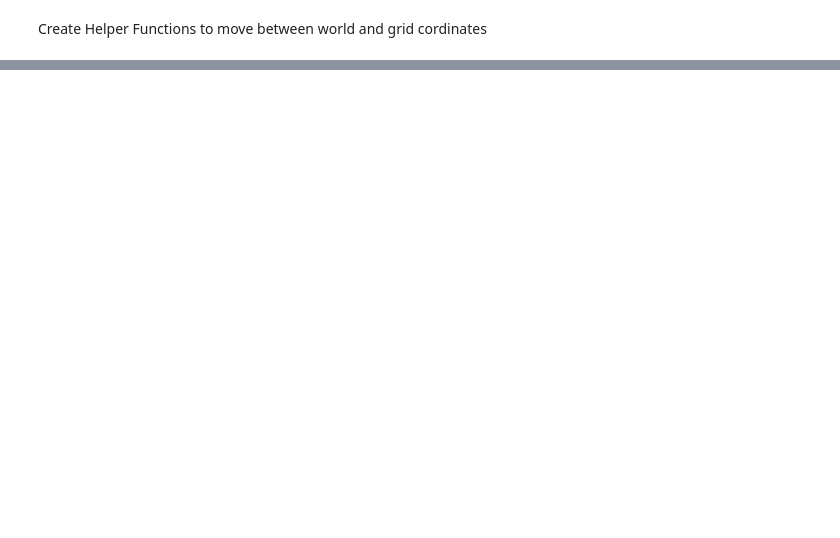
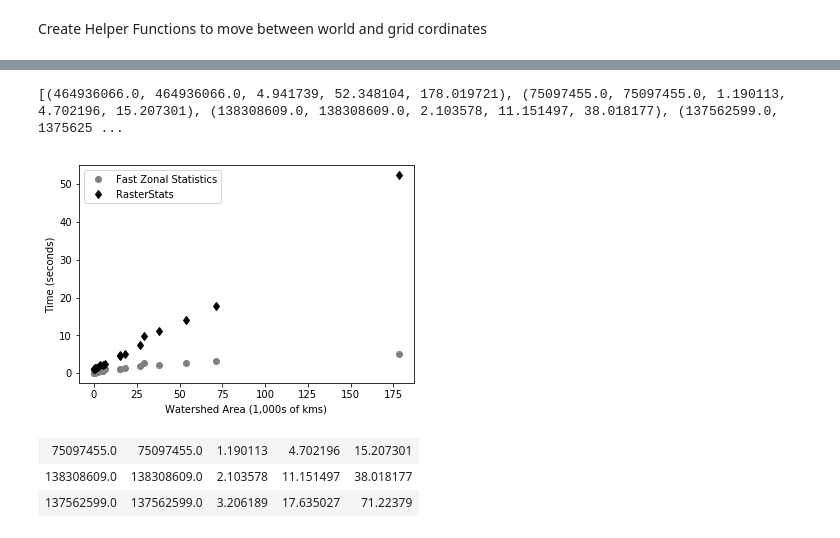
Before and after one commit to ScottHaag/fast_zonal_statistics, a Jupyter notebook: FastZonalStastics.ipynb, the cells around one changed output, grey strips where cells are left out. Saved outputs shown, nothing was run; the diff lists cells and outputs as text; code cells hidden in the pictures; blank space fills up the shorter version.

```diff
--- a/FastZonalStastics.ipynb
+++ b/FastZonalStastics.ipynb
@@ -166,0 +196,51 @@ plt.show()
+# %%
+print(tst)
+##plt.scatter(y=[t[3].total_seconds() for t in tst],x= [t[2].total_seconds() for t in tst])
+fig = plt.figure()
+ax = plt.axes()
+
+plt.xlabel("Watershed Area (1,000s of kms)")
+plt.ylabel("Time (seconds)")
+
+x1 = [t[4] for t in tst]
+y1 = [t[2] for t in tst]
+y2 = [t[3] for t in tst]
+
+
+
+##slope_fst, intercept_fst, r_value_fst, p_value_fst, std_err_fst = stats.linregress(x1,y1)
+##line_fst = [x*slope_fst+intercept_fst for x in x1]
+
+##slope_rst, intercept_rst, r_value_rst, p_value_rst, std_err_rst = stats.linregress(x1,y2)
+##line_rst = [x*slope_rst+intercept_rst for x in x1]
+
+##plt.plot(x1, line_fst,color= (0.5, 0.5, 0.5),label='y={:.2f}x+{:.2f}'.format(slope_fst,intercept_fst) )
+##plt.plot(x1, line_rst,color= (0.5, 0.5, 0.5),label='y={:.2f}x+{:.2f}'.format(slope_rst,intercept_rst) )
+
+
+plt.plot(x1,y1,'o',label='Fast Zonal Statistics',color= (0.5, 0.5, 0.5))
+plt.plot(x1,y2,'kd',label='RasterStats')
+
+##plt.axis('equal')
+##plt.xlim(0, 20)
+##plt.ylim(0, 20)
+
+ax.legend()
+plt.show()
+# %% [output]
+[(464936066.0, 464936066.0, 4.941739, 52.348104, 178.019721), (75097455.0, 75097455.0, 1.190113, 4.702196, 15.207301), (138308609.0, 138308609.0, 2.103578, 11.151497, 38.018177), (137562599.0, 1375625 ...
+[figure, added]
+# %%
+## Table showingthe Results
+#tst[1:4]
+
+display(HTML(
+    '<table><tr>{}</tr></table>'.format(
+        '</tr><tr>'.join(
+            '<td>{}</td>'.format('</td><td>'.join(str(_) for _ in row)) for row in tst[:][1:4])
+        )
+ ))
+# %% [output]
+| 75097455.0 | 75097455.0 | 1.190113 | 4.702196 | 15.207301 |
+| 138308609.0 | 138308609.0 | 2.103578 | 11.151497 | 38.018177 |
+| 137562599.0 | 137562599.0 | 3.206189 | 17.635027 | 71.22379 |
```
Also changed, not shown: parts of 10 cells of this notebook.
